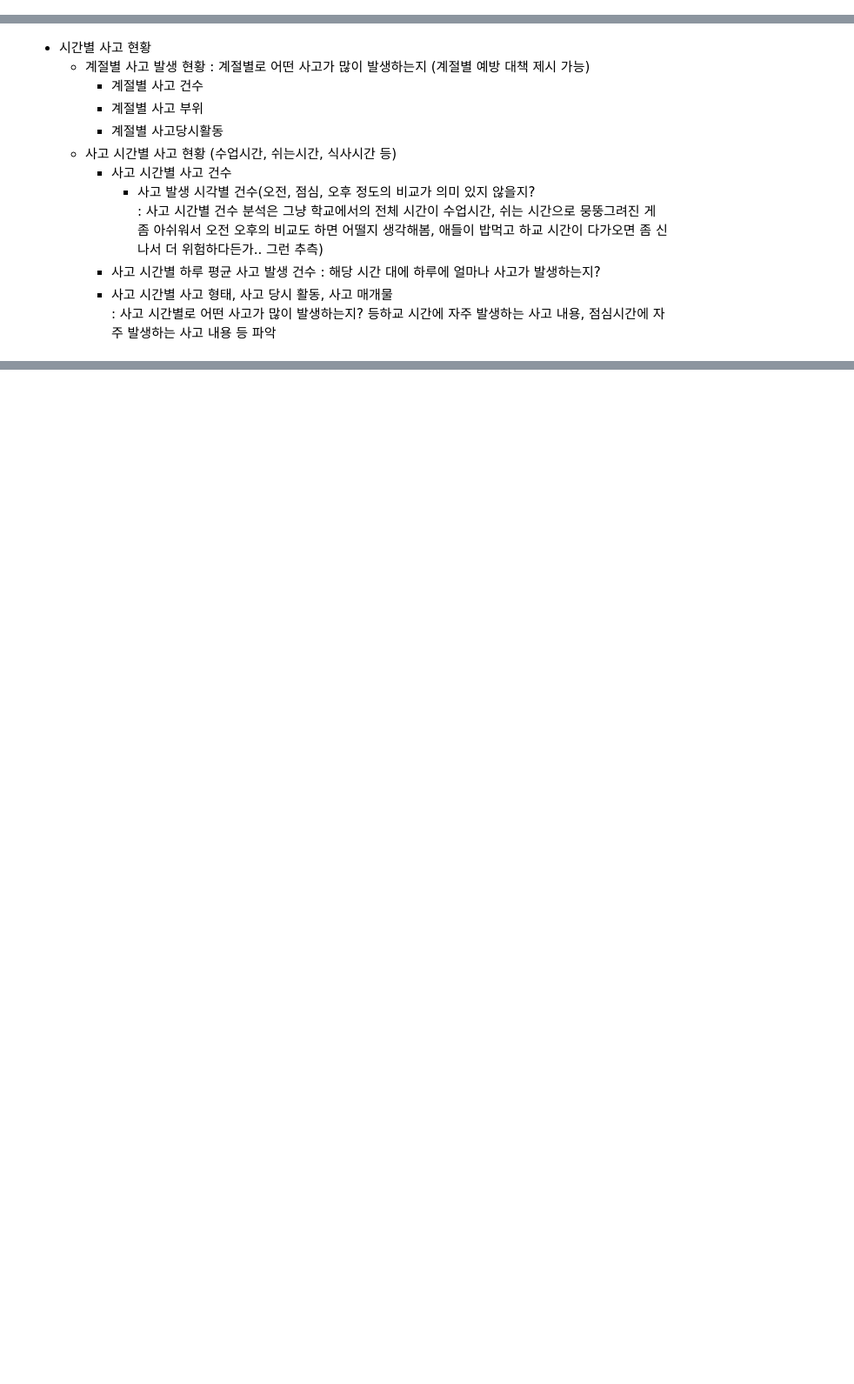
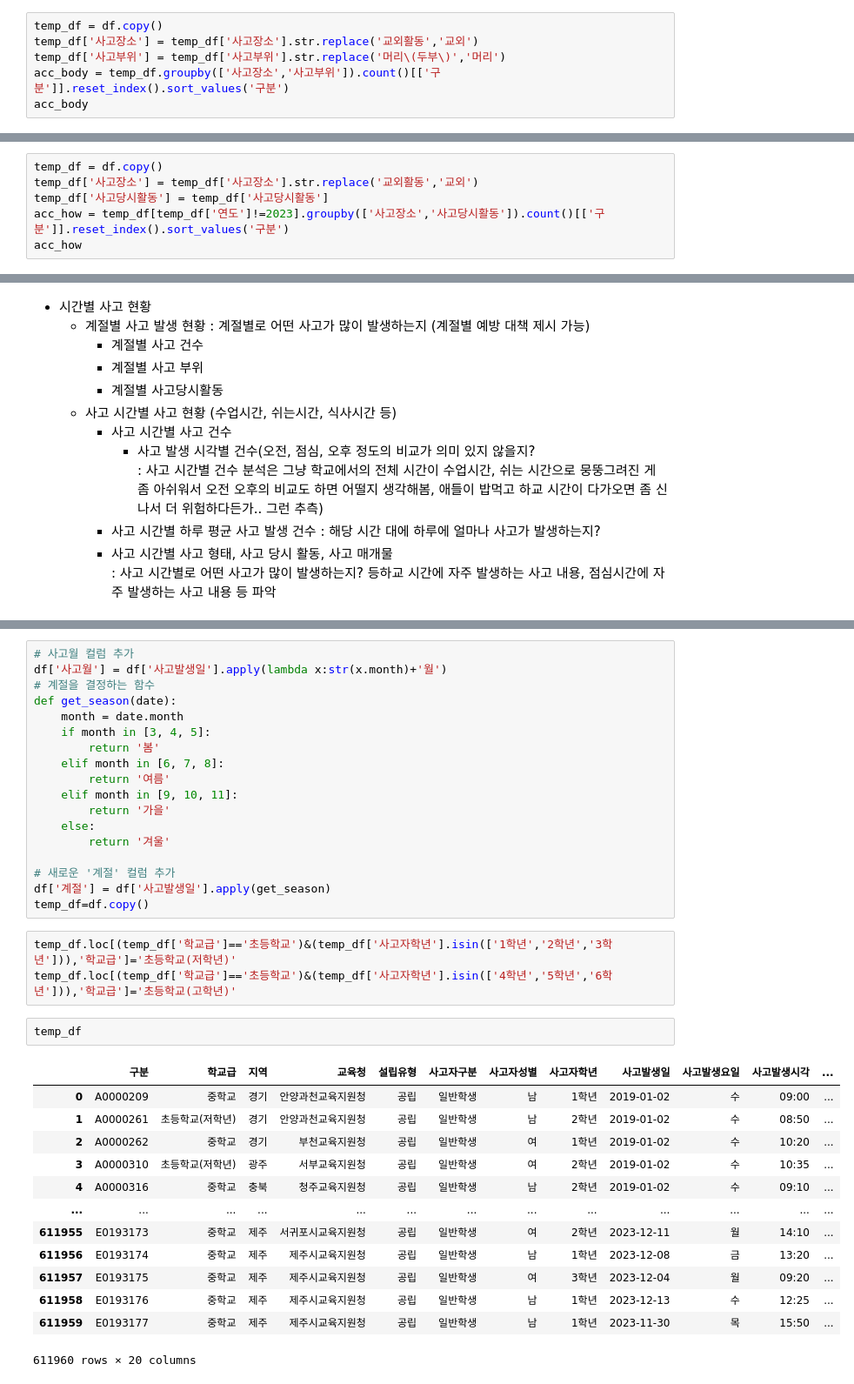
Before and after one commit to CHOIEUNHYE/school-accidents, a Jupyter notebook: code/eda/학교안전사고현황eda_최은혜.ipynb, the cells around one changed output, grey strips where cells are left out. Shown at 87% size. Drawn from its saved outputs; the diff is of its cells as text; blank space fills up the shorter version.

```diff
--- a/code/eda/학교안전사고현황eda_최은혜.ipynb
+++ b/code/eda/학교안전사고현황eda_최은혜.ipynb
@@ -459,0 +592,6 @@ make_px_chart(acc_how)
+# %%
+temp_df = df.copy()
+temp_df['사고장소'] = temp_df['사고장소'].str.replace('교외활동','교외')
+temp_df['사고부위'] = temp_df['사고부위'].str.replace('머리\(두부\)','머리')
+acc_body = temp_df.groupby(['사고장소','사고부위']).count()[['구분']].reset_index().sort_values('구분')
+acc_body
@@ -459,0 +731,6 @@ make_px_chart(acc_how)
+# %%
+temp_df = df.copy()
+temp_df['사고장소'] = temp_df['사고장소'].str.replace('교외활동','교외')
+temp_df['사고당시활동'] = temp_df['사고당시활동']
+acc_how = temp_df[temp_df['연도']!=2023].groupby(['사고장소','사고당시활동']).count()[['구분']].reset_index().sort_values('구분')
+acc_how
@@ -472,0 +895,37 @@ make_px_chart(acc_how)
+# %%
+# 사고월 컬럼 추가
+df['사고월'] = df['사고발생일'].apply(lambda x:str(x.month)+'월')
+# 계절을 결정하는 함수
+def get_season(date):
+    month = date.month
+    if month in [3, 4, 5]:
+        return '봄'
+    elif month in [6, 7, 8]:
+        return '여름'
+    elif month in [9, 10, 11]:
+        return '가을'
+    else:
+        return '겨울'
+
+# 새로운 '계절' 컬럼 추가
+df['계절'] = df['사고발생일'].apply(get_season)
+temp_df=df.copy()
+# %%
+temp_df.loc[(temp_df['학교급']=='초등학교')&(temp_df['사고자학년'].isin(['1학년','2학년','3학년'])),'학교급']='초등학교(저학년)'
+temp_df.loc[(temp_df['학교급']=='초등학교')&(temp_df['사고자학년'].isin(['4학년','5학년','6학년'])),'학교급']='초등학교(고학년)'
+# %%
+temp_df
+# %% [output]
+|  | 구분 | 학교급 | 지역 | 교육청 | 설립유형 | 사고자구분 | 사고자성별 | 사고자학년 | 사고발생일 | 사고발생요일 | 사고발생시각 | ... |
+| 0 | A0000209 | 중학교 | 경기 | 안양과천교육지원청 | 공립 | 일반학생 | 남 | 1학년 | 2019-01-02 | 수 | 09:00 | ... |
+| 1 | A0000261 | 초등학교(저학년) | 경기 | 안양과천교육지원청 | 공립 | 일반학생 | 남 | 2학년 | 2019-01-02 | 수 | 08:50 | ... |
+| 2 | A0000262 | 중학교 | 경기 | 부천교육지원청 | 공립 | 일반학생 | 여 | 1학년 | 2019-01-02 | 수 | 10:20 | ... |
+| 3 | A0000310 | 초등학교(저학년) | 광주 | 서부교육지원청 | 공립 | 일반학생 | 여 | 2학년 | 2019-01-02 | 수 | 10:35 | ... |
+| 4 | A0000316 | 중학교 | 충북 | 청주교육지원청 | 공립 | 일반학생 | 남 | 2학년 | 2019-01-02 | 수 | 09:10 | ... |
+| ... | ... | ... | ... | ... | ... | ... | ... | ... | ... | ... | ... | ... |
+| 611955 | E0193173 | 중학교 | 제주 | 서귀포시교육지원청 | 공립 | 일반학생 | 여 | 2학년 | 2023-12-11 | 월 | 14:10 | ... |
+| 611956 | E0193174 | 중학교 | 제주 | 제주시교육지원청 | 공립 | 일반학생 | 남 | 1학년 | 2023-12-08 | 금 | 13:20 | ... |
+| 611957 | E0193175 | 중학교 | 제주 | 제주시교육지원청 | 공립 | 일반학생 | 여 | 3학년 | 2023-12-04 | 월 | 09:20 | ... |
+| 611958 | E0193176 | 중학교 | 제주 | 제주시교육지원청 | 공립 | 일반학생 | 남 | 1학년 | 2023-12-13 | 수 | 12:25 | ... |
+| 611959 | E0193177 | 중학교 | 제주 | 제주시교육지원청 | 공립 | 일반학생 | 남 | 1학년 | 2023-11-30 | 목 | 15:50 | ... |
+611960 rows × 20 columns
```
Also changed, not shown: parts of 89 cells of this notebook, 3 other files.
